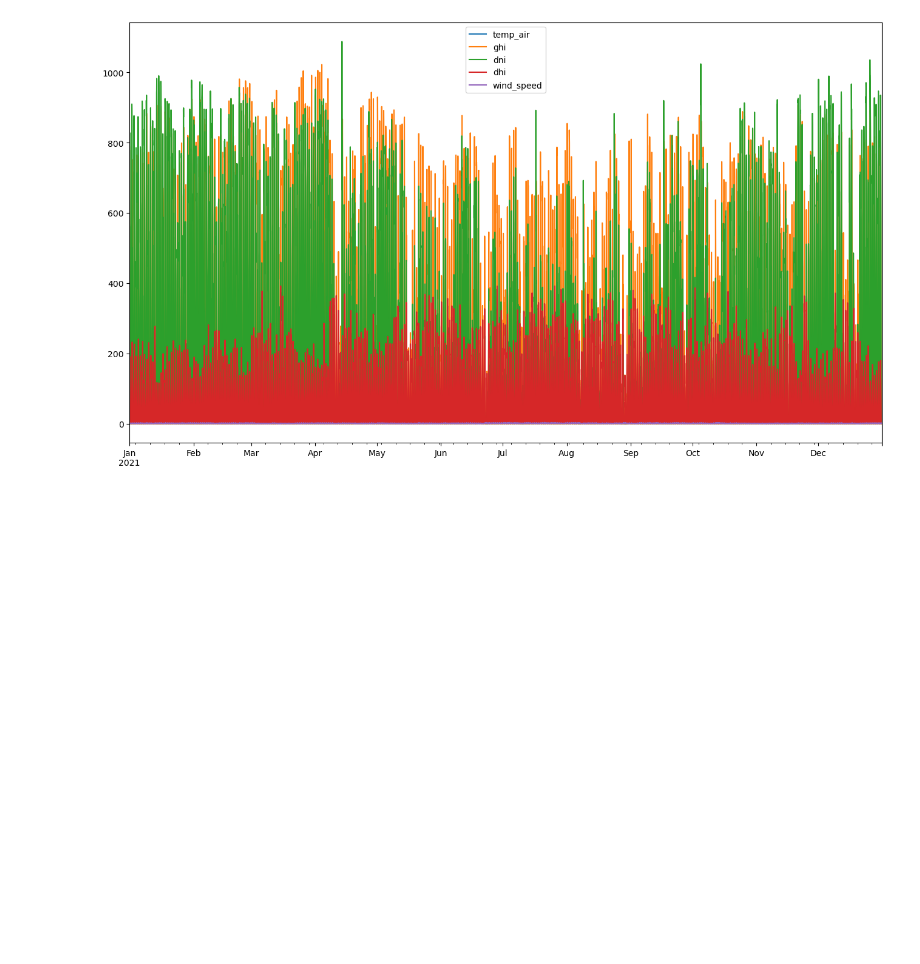
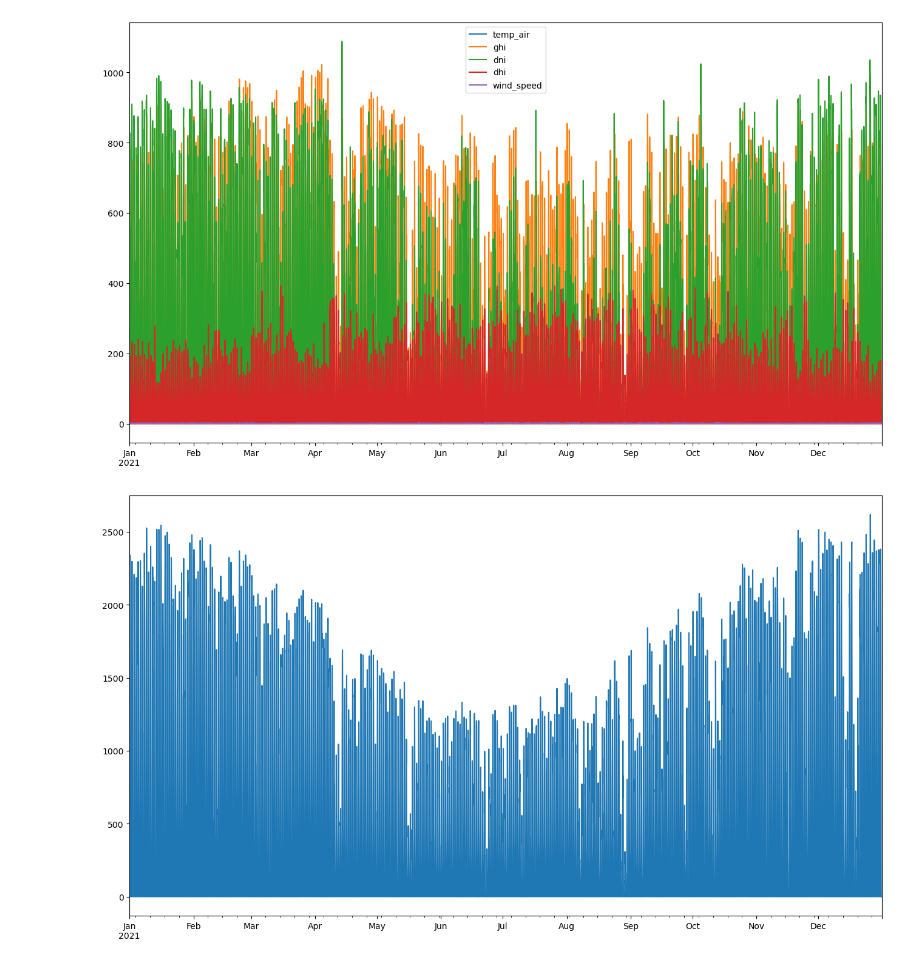
Before and after one commit to Paul-V-S-10/ML-Internship, a Jupyter notebook: pvlib.ipynb, the cells around one changed output. Drawn from its saved outputs; the diff is of its cells as text; code cells hidden in the pictures; blank space fills up the shorter version.

```diff
--- a/pvlib.ipynb
+++ b/pvlib.ipynb
@@ -70,3 +70,9 @@ tmy.to_csv('pvlib_eastMarady.csv')
 
 [8760 rows x 5 columns]
 [figure]
+# %%
+modelChain.run_model(tmy)
+modelChain.results.ac.plot(figsize=(16,9))
+plt.show()
+# %% [output]
+[figure, added]
```
Also changed, not shown: parts of 1 cell of this notebook.
